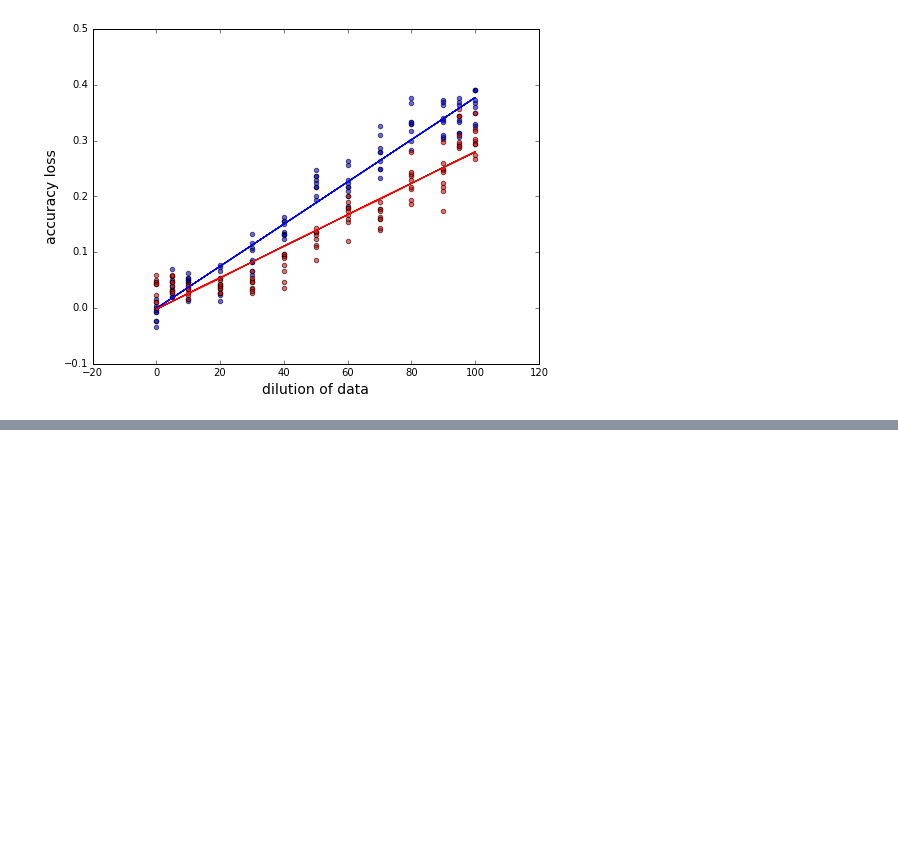
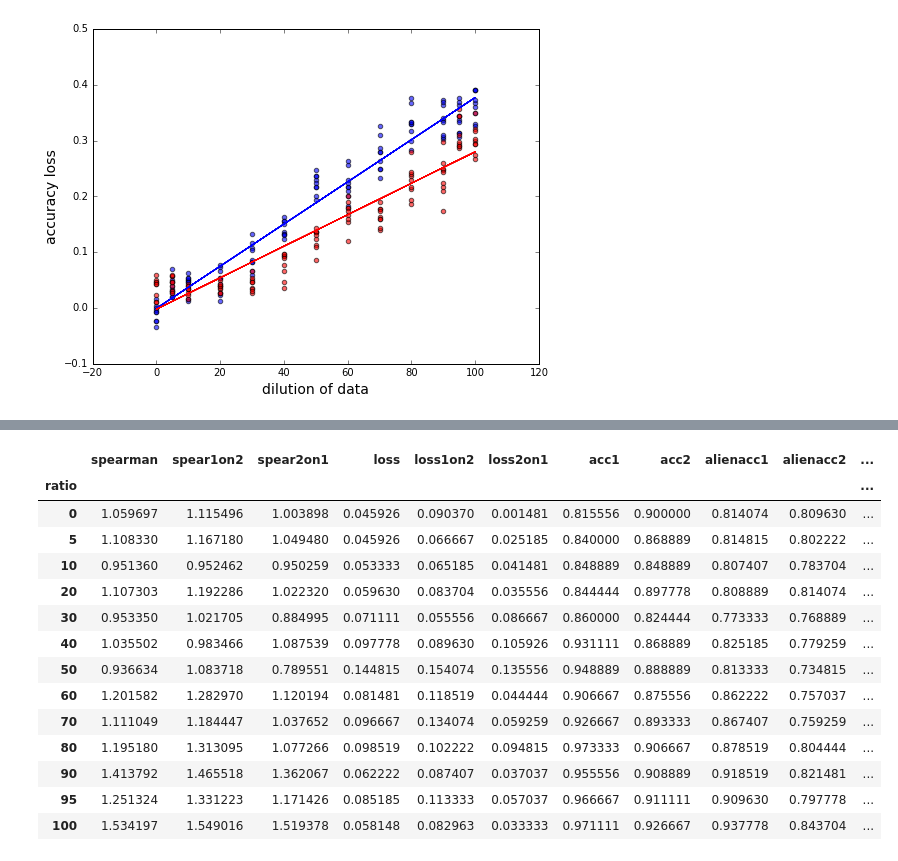
Before and after one commit to tedunderwood/measureperspective, a Jupyter notebook: measuredivergence/spacebetweengenres.ipynb, the cells around one changed output, grey strips where cells are left out. Saved outputs shown, nothing was run; the diff lists cells and outputs as text; code cells hidden in the pictures; blank space fills up the shorter version.

```diff
--- a/measuredivergence/spacebetweengenres.ipynb
+++ b/measuredivergence/spacebetweengenres.ipynb
@@ -262,0 +279,20 @@ This should be tested further, but right now, for the normalizing factor, I woul
+# %%
+grouped = selfcomparisons.groupby('ratio')
+meanspears = grouped.aggregate(np.mean)
+meanspears
+# %% [output]
+|  | spearman | spear1on2 | spear2on1 | loss | loss1on2 | loss2on1 | acc1 | acc2 | alienacc1 | alienacc2 | ... |
+| ratio |  |  |  |  |  |  |  |  |  |  | ... |
+| 0 | 1.059697 | 1.115496 | 1.003898 | 0.045926 | 0.090370 | 0.001481 | 0.815556 | 0.900000 | 0.814074 | 0.809630 | ... |
+| 5 | 1.108330 | 1.167180 | 1.049480 | 0.045926 | 0.066667 | 0.025185 | 0.840000 | 0.868889 | 0.814815 | 0.802222 | ... |
+| 10 | 0.951360 | 0.952462 | 0.950259 | 0.053333 | 0.065185 | 0.041481 | 0.848889 | 0.848889 | 0.807407 | 0.783704 | ... |
+| 20 | 1.107303 | 1.192286 | 1.022320 | 0.059630 | 0.083704 | 0.035556 | 0.844444 | 0.897778 | 0.808889 | 0.814074 | ... |
+| 30 | 0.953350 | 1.021705 | 0.884995 | 0.071111 | 0.055556 | 0.086667 | 0.860000 | 0.824444 | 0.773333 | 0.768889 | ... |
+| 40 | 1.035502 | 0.983466 | 1.087539 | 0.097778 | 0.089630 | 0.105926 | 0.931111 | 0.868889 | 0.825185 | 0.779259 | ... |
+| 50 | 0.936634 | 1.083718 | 0.789551 | 0.144815 | 0.154074 | 0.135556 | 0.948889 | 0.888889 | 0.813333 | 0.734815 | ... |
+| 60 | 1.201582 | 1.282970 | 1.120194 | 0.081481 | 0.118519 | 0.044444 | 0.906667 | 0.875556 | 0.862222 | 0.757037 | ... |
+| 70 | 1.111049 | 1.184447 | 1.037652 | 0.096667 | 0.134074 | 0.059259 | 0.926667 | 0.893333 | 0.867407 | 0.759259 | ... |
+| 80 | 1.195180 | 1.313095 | 1.077266 | 0.098519 | 0.102222 | 0.094815 | 0.973333 | 0.906667 | 0.878519 | 0.804444 | ... |
+| 90 | 1.413792 | 1.465518 | 1.362067 | 0.062222 | 0.087407 | 0.037037 | 0.955556 | 0.908889 | 0.918519 | 0.821481 | ... |
+| 95 | 1.251324 | 1.331223 | 1.171426 | 0.085185 | 0.113333 | 0.057037 | 0.966667 | 0.911111 | 0.909630 | 0.797778 | ... |
+| 100 | 1.534197 | 1.549016 | 1.519378 | 0.058148 | 0.082963 | 0.033333 | 0.971111 | 0.926667 | 0.937778 | 0.843704 | ... |
```
Also changed, not shown: parts of 10 cells of this notebook, 1 other file.
